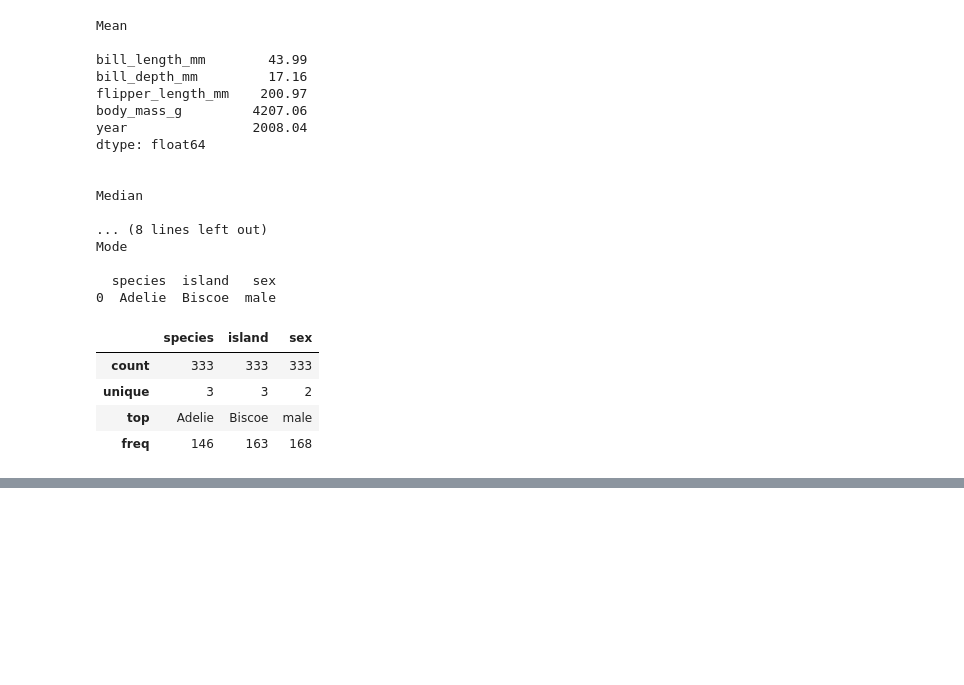
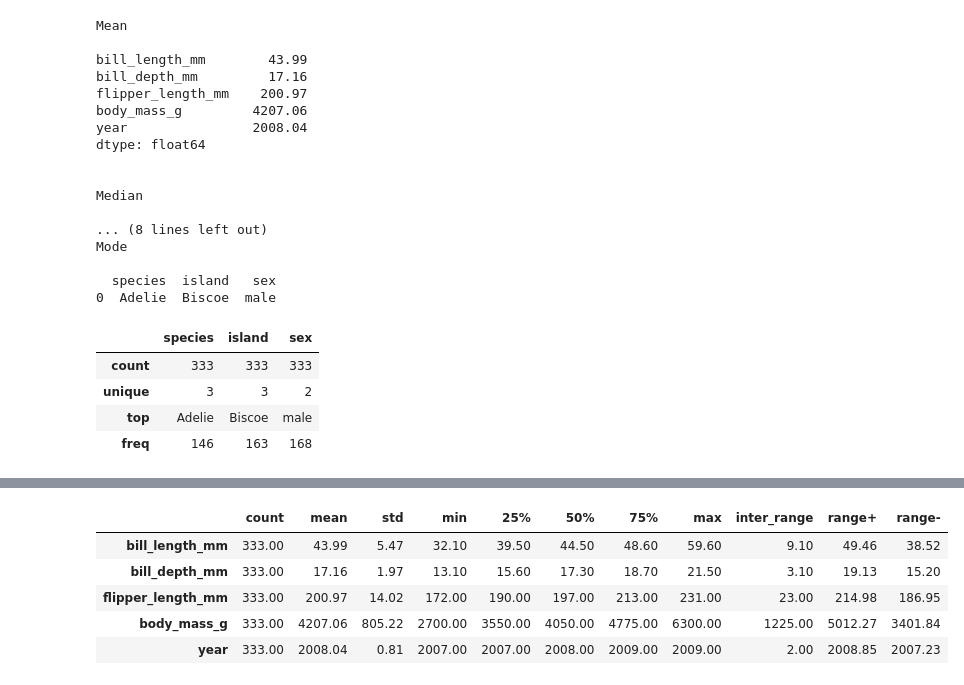
Before and after one commit to AleexSilva/Training-EDA, a Jupyter notebook: python-files/intro.ipynb, the cells around one changed output, grey strips where cells are left out. Saved outputs shown, nothing was run; the diff lists cells and outputs as text; code cells hidden in the pictures; blank space fills up the shorter version.

```diff
--- a/python-files/intro.ipynb
+++ b/python-files/intro.ipynb
@@ -375,0 +394,13 @@ df.describe(include='category')
+# %%
+df_desc=df.describe().transpose()
+df_desc['inter_range'] = df_desc['75%'] - df_desc['25%']
+df_desc['range+'] = df_desc['mean'] + df_desc['std']
+df_desc['range-'] = df_desc['mean'] - df_desc['std']
+df_desc
+# %% [output]
+|  | count | mean | std | min | 25% | 50% | 75% | max | inter_range | range+ | range- |
+| bill_length_mm | 333.00 | 43.99 | 5.47 | 32.10 | 39.50 | 44.50 | 48.60 | 59.60 | 9.10 | 49.46 | 38.52 |
+| bill_depth_mm | 333.00 | 17.16 | 1.97 | 13.10 | 15.60 | 17.30 | 18.70 | 21.50 | 3.10 | 19.13 | 15.20 |
+| flipper_length_mm | 333.00 | 200.97 | 14.02 | 172.00 | 190.00 | 197.00 | 213.00 | 231.00 | 23.00 | 214.98 | 186.95 |
+| body_mass_g | 333.00 | 4207.06 | 805.22 | 2700.00 | 3550.00 | 4050.00 | 4775.00 | 6300.00 | 1225.00 | 5012.27 | 3401.84 |
+| year | 333.00 | 2008.04 | 0.81 | 2007.00 | 2007.00 | 2008.00 | 2009.00 | 2009.00 | 2.00 | 2008.85 | 2007.23 |
```
Also changed, not shown: parts of 13 cells of this notebook.
